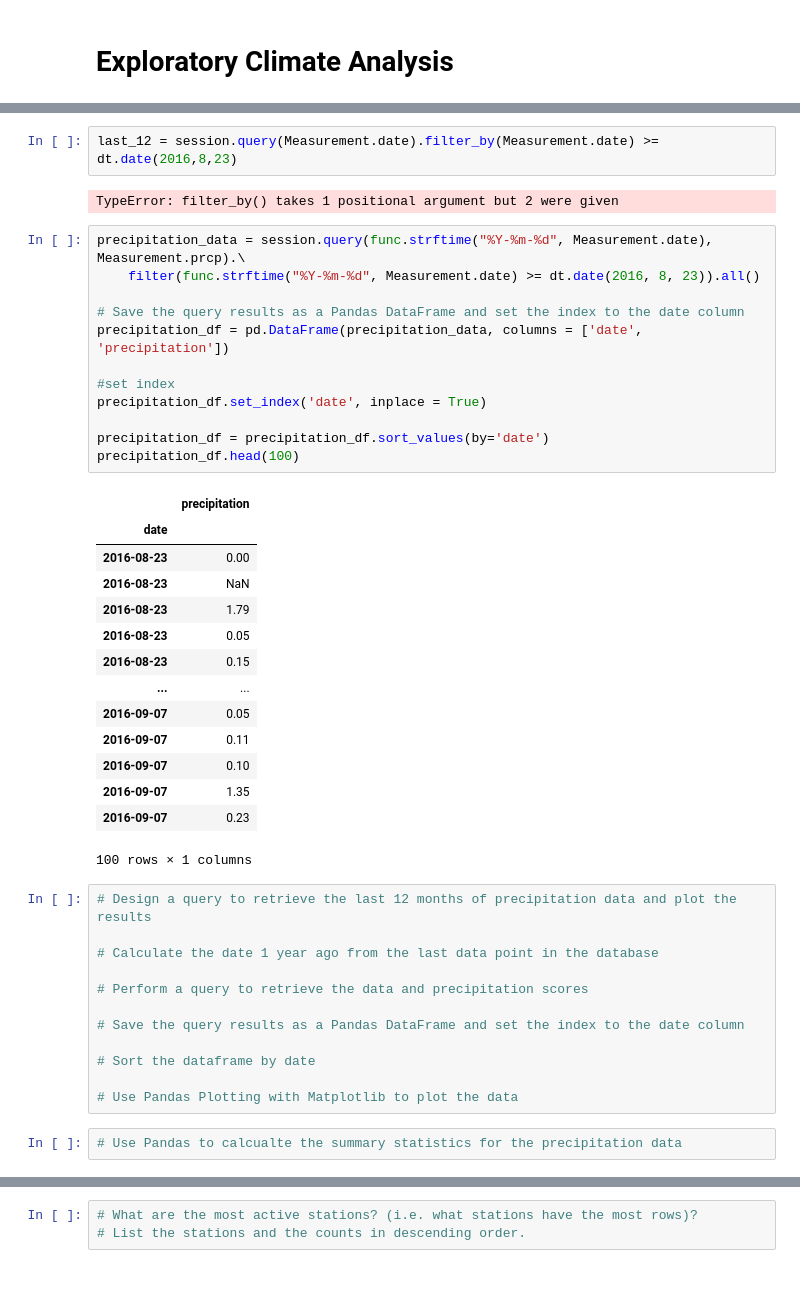
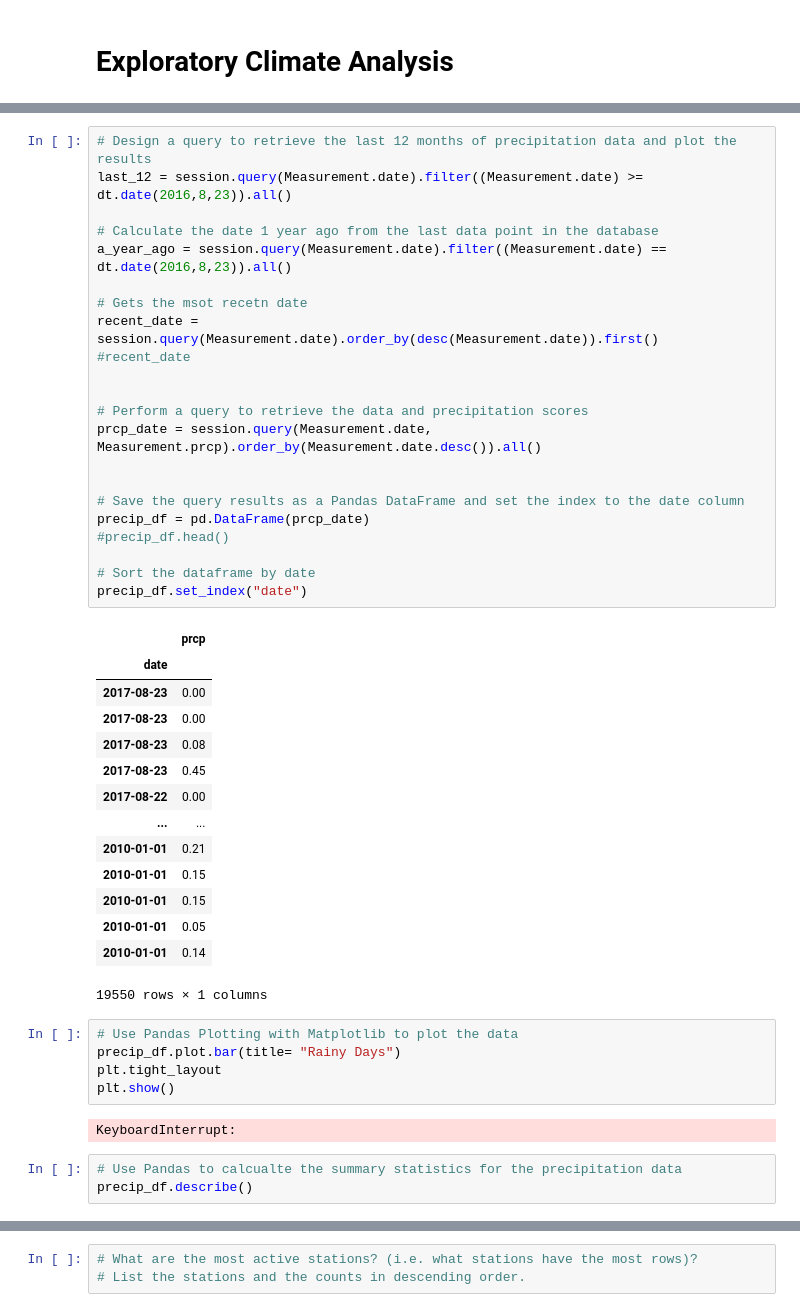
Before and after one commit to markrotil/SQLAlchemy-Surfs-Up, a Jupyter notebook: climate_starter.ipynb, the cells around one changed output, grey strips where cells are left out. Cells and saved outputs as stored; diff of their text form; blank space fills up the shorter version.

```diff
--- a/climate_starter.ipynb
+++ b/climate_starter.ipynb
@@ -92,47 +87,49 @@ recent_date
-# %%
-last_12 = session.query(Measurement.date).filter_by(Measurement.date) >= dt.date(2016,8,23)
-# %% [output]
-TypeError: filter_by() takes 1 positional argument but 2 were given
-# %%
-precipitation_data = session.query(func.strftime("%Y-%m-%d", Measurement.date), Measurement.prcp).\
-    filter(func.strftime("%Y-%m-%d", Measurement.date) >= dt.date(2016, 8, 23)).all()
-
-# Save the query results as a Pandas DataFrame and set the index to the date column
-precipitation_df = pd.DataFrame(precipitation_data, columns = ['date', 'precipitation'])
-
-#set index
-precipitation_df.set_index('date', inplace = True)
-
-precipitation_df = precipitation_df.sort_values(by='date')
-precipitation_df.head(100)
-# %% [output]
-|  | precipitation |
-| date |  |
-| 2016-08-23 | 0.00 |
-| 2016-08-23 | NaN |
-| 2016-08-23 | 1.79 |
-| 2016-08-23 | 0.05 |
-| 2016-08-23 | 0.15 |
-| ... | ... |
-| 2016-09-07 | 0.05 |
-| 2016-09-07 | 0.11 |
-| 2016-09-07 | 0.10 |
-| 2016-09-07 | 1.35 |
-| 2016-09-07 | 0.23 |
-100 rows × 1 columns
 # %%
 # Design a query to retrieve the last 12 months of precipitation data and plot the results
+last_12 = session.query(Measurement.date).filter((Measurement.date) >= dt.date(2016,8,23)).all()
 
 # Calculate the date 1 year ago from the last data point in the database
+a_year_ago = session.query(Measurement.date).filter((Measurement.date) == dt.date(2016,8,23)).all()
+
+# Gets the msot recetn date
+recent_date = session.query(Measurement.date).order_by(desc(Measurement.date)).first()
+#recent_date
+
 
 # Perform a query to retrieve the data and precipitation scores
+prcp_date = session.query(Measurement.date, Measurement.prcp).order_by(Measurement.date.desc()).all()
+
 
 # Save the query results as a Pandas DataFrame and set the index to the date column
+precip_df = pd.DataFrame(prcp_date)
+#precip_df.head()
 
 # Sort the dataframe by date
-
-# Use Pandas Plotting with Matplotlib to plot the data
+precip_df.set_index("date")
+# %% [output]
+|  | prcp |
+| date |  |
+| 2017-08-23 | 0.00 |
+| 2017-08-23 | 0.00 |
+| 2017-08-23 | 0.08 |
+| 2017-08-23 | 0.45 |
+| 2017-08-22 | 0.00 |
+| ... | ... |
+| 2010-01-01 | 0.21 |
+| 2010-01-01 | 0.15 |
+| 2010-01-01 | 0.15 |
+| 2010-01-01 | 0.05 |
+| 2010-01-01 | 0.14 |
+19550 rows × 1 columns
+# %%
+# Use Pandas Plotting with Matplotlib to plot the data
+precip_df.plot.bar(title= "Rainy Days")
+plt.tight_layout
+plt.show()
+# %% [output]
+KeyboardInterrupt:
 # %%
 # Use Pandas to calcualte the summary statistics for the precipitation data
+precip_df.describe()
 # %%
 # Design a query to show how many stations are available in this dataset?
```
Also changed, not shown: parts of 3 cells of this notebook.
